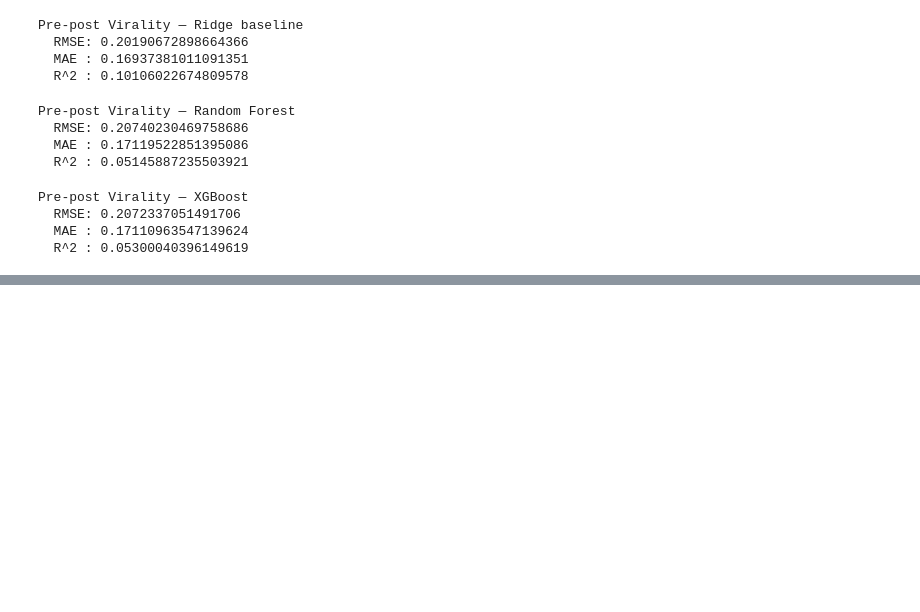
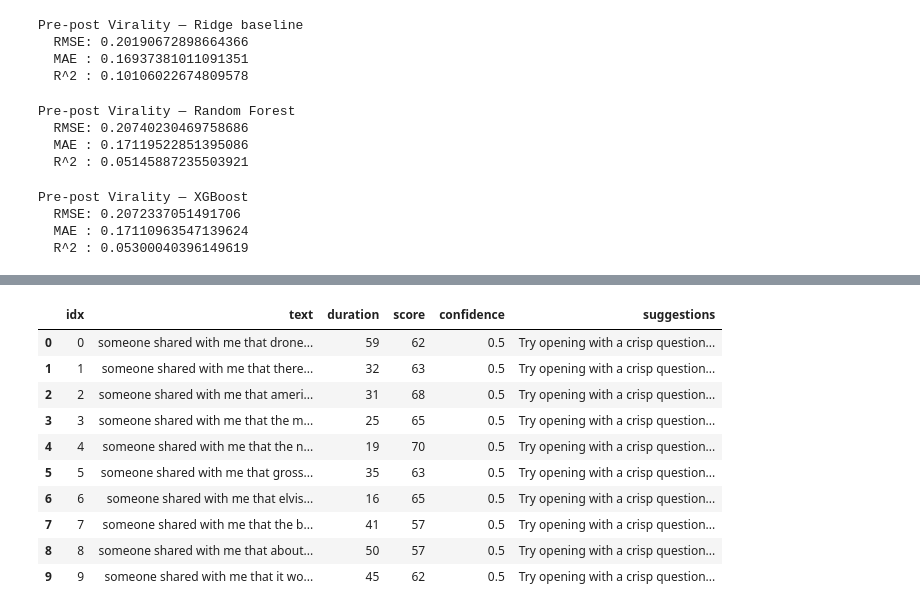
Before and after one commit to KrishaVeera/CreatorPilot, a Jupyter notebook: Tiktok_Model.ipynb, the cells around one changed output, grey strips where cells are left out. Drawn from its saved outputs; the diff is of its cells as text; code cells hidden in the pictures; blank space fills up the shorter version.

```diff
--- a/Tiktok_Model.ipynb
+++ b/Tiktok_Model.ipynb
@@ -41,10 +45,6 @@ for c in category_cols:
 # text → fill NaN with empty string
 if "video_transcription_text" in df.columns:
     df["video_transcription_text"] = df["video_transcription_text"].fillna("").astype(str)
-# %%
-# drop exact dupes by video_id if present
-if "video_id" in df.columns:
-    df = df.drop_duplicates(subset="video_id", keep="first")
 # %%
 print("Cleaned shape:", df.shape)
 df.head(5)
@@ -1232,0 +1521,2 @@ NameError: name 'xgb_virality' is not defined
+# %%
+idf_lookup = build_idf_lookup(df["video_transcription_text"])
@@ -1232,0 +1583,45 @@ NameError: name 'xgb_virality' is not defined
+# %%
+def batch_score(df, n=10, sentiment_fn=None, readability_fn=None, idf_lookup=None):
+    """
+    Run the rules-only virality scorer on the first n rows of your dataset.
+    Prints a clean summary with virality score, confidence, and top suggestions.
+    """
+    rows = []
+    for i, row in df.head(n).iterrows():
+        text = row.get("video_transcription_text", "")
+        duration = row.get("video_duration_sec", None)
+        result = score_virality_rules(
+            text=text,
+            duration_sec=duration,
+            sentiment_fn=sentiment_fn,
+            readability_fn=readability_fn,
+            idf_lookup=idf_lookup
+        )
+        # grab top 2 suggestions if available
+        sugg = result["suggestions"][:2] if result["suggestions"] else []
+        rows.append({
+            "idx": i,
+            "text": text[:50] + ("..." if len(text) > 50 else ""),
+            "duration": duration,
+            "score": result["virality_score"],
+            "confidence": result["confidence"],
+            "suggestions": "; ".join(sugg)
+        })
+
+    return pd.DataFrame(rows)
+# %%
+# Example: run on first 10 rows
+batch_results = batch_score(df, n=10, sentiment_fn=sentiment_fn, readability_fn=readability_fn, idf_lookup=idf_lookup)
+display(batch_results)
+# %% [output]
+|  | idx | text | duration | score | confidence | suggestions |
+| 0 | 0 | someone shared with me that drone... | 59 | 62 | 0.5 | Try opening with a crisp question... |
+| 1 | 1 | someone shared with me that there... | 32 | 63 | 0.5 | Try opening with a crisp question... |
+| 2 | 2 | someone shared with me that ameri... | 31 | 68 | 0.5 | Try opening with a crisp question... |
+| 3 | 3 | someone shared with me that the m... | 25 | 65 | 0.5 | Try opening with a crisp question... |
+| 4 | 4 | someone shared with me that the n... | 19 | 70 | 0.5 | Try opening with a crisp question... |
+| 5 | 5 | someone shared with me that gross... | 35 | 63 | 0.5 | Try opening with a crisp question... |
+| 6 | 6 | someone shared with me that elvis... | 16 | 65 | 0.5 | Try opening with a crisp question... |
+| 7 | 7 | someone shared with me that the b... | 41 | 57 | 0.5 | Try opening with a crisp question... |
+| 8 | 8 | someone shared with me that about... | 50 | 57 | 0.5 | Try opening with a crisp question... |
+| 9 | 9 | someone shared with me that it wo... | 45 | 62 | 0.5 | Try opening with a crisp question... |
```
Also changed, not shown: parts of 46 cells of this notebook.
